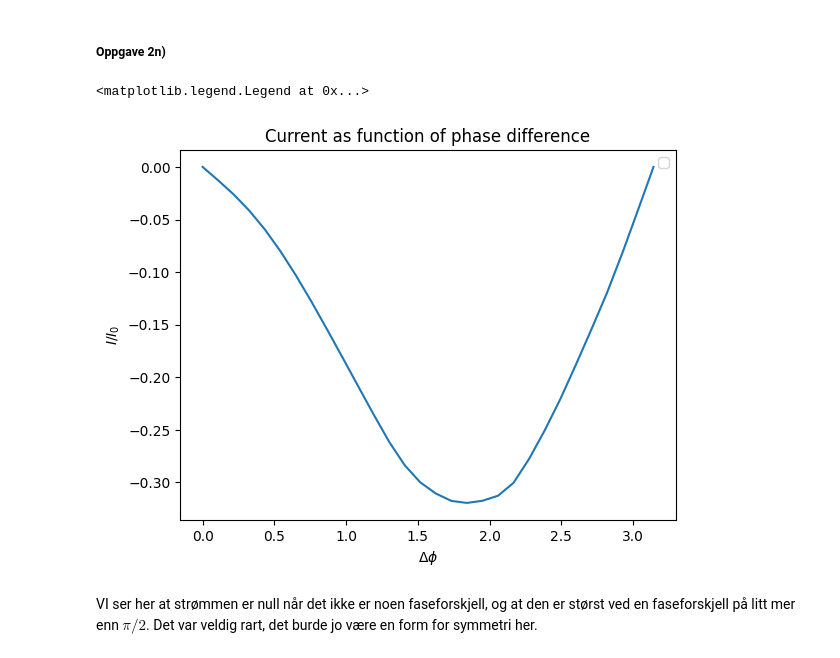
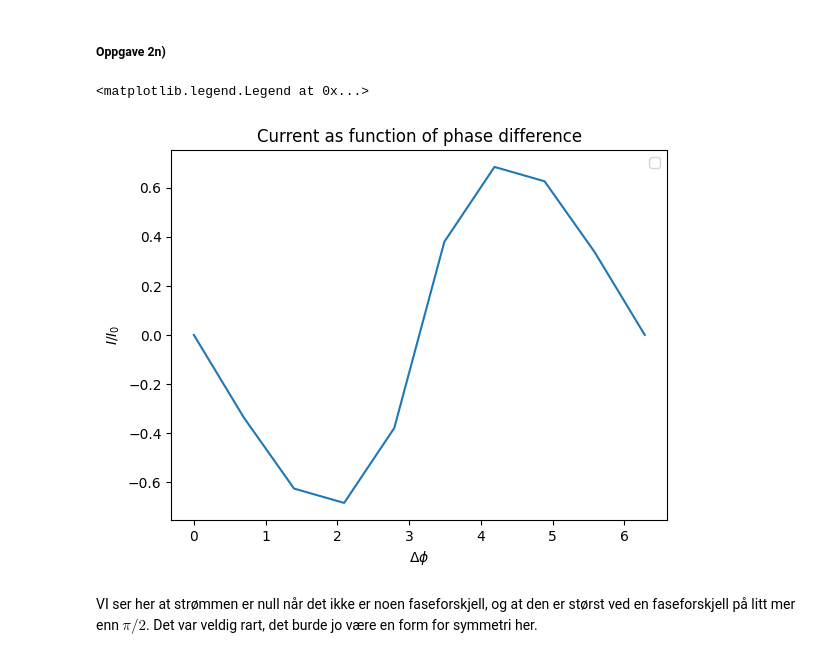
Before and after one commit to einaraarnaes/Prosjekt3, a Jupyter notebook: code.ipynb, the cells around one changed output. Drawn from its saved outputs; the diff is of its cells as text; code cells hidden in the pictures.

```diff
--- a/code.ipynb
+++ b/code.ipynb
@@ -181,7 +181,7 @@ def solution_1b(x):
 y_anal = solution_1b(2*np.pi)
 
 n_vals = 100
-tol_vals = np.logspace(-7, -1, n_vals)
+tol_vals = np.logspace(-9, -2, n_vals)
 log_tol_vals = np.log10(tol_vals)
 
 alpha_vals = np.linspace(0.1, 0.9, n_vals)
@@ -195,7 +195,7 @@ timesteps = np.zeros(n_vals)
 for i, tol in enumerate(tol_vals):
     x_vals, y_vals, data = rk_32(0, 2*np.pi, np.array([0,2]), func_1c, tol = tol)
     final_y_vals[i] = y_vals[-1, 0]
-    avg_error[i] = np.sqrt(np.mean((solution_1b(x_vals) - y_vals[:,0])**2))
+    avg_error[i] = np.linalg.vector_norm((solution_1b(x_vals) - y_vals[:,0])**2)
 
 
 
@@ -734,9 +734,9 @@ def bc_2i(v_left, v_right, epsilon = 1, delta = 0.01, if_param = 3, l = 1, phase
 
     frac = 1/(if_param*l)
 
-    c1 = omega_l + frac*(I-gamma_l@gamma_L)@N_L@(gamma_L-gamma_l)
+    c1 = omega_l + frac*(I-gamma_l@gamma_tilde_L)@N_L@(gamma_L-gamma_l)
     c2 = omega_tilde_l + frac*(I-gamma_tilde_l@gamma_L)@N_tilde_L@(gamma_tilde_L-gamma_tilde_l)
-    c3 = omega_r - frac*(I-gamma_r@gamma_R)@N_R@(gamma_R-gamma_r)
+    c3 = omega_r - frac*(I-gamma_r@gamma_tilde_R)@N_R@(gamma_R-gamma_r)
     c4 = omega_tilde_r - frac*(I-gamma_tilde_r@gamma_R)@N_tilde_R@(gamma_tilde_R-gamma_tilde_r)
 
     return to_vector(c1,c2,c3,c4)
@@ -792,11 +792,11 @@ for j, l in enumerate(lengths):
 
     for i, epsilon in enumerate(epsilon_vals):
         sol = solve_bvp(lambda x, y: equation(x, y, epsilon = epsilon), lambda v_left, v_right: bc_2i(v_left, v_right, epsilon = epsilon, l = l), x, y)
-        densities[i] = density(sol.y.T[(m-1)//2])
+        y = sol.sol(x)
+        densities[i] = density(y.T[(m-1)//2])
 
         if l == 1 and (epsilon in epsilons_2l):
-            y_2l[np.where(epsilons_2l == epsilon)] = sol.y
-        y = sol.y
+            y_2l[np.where(epsilons_2l == epsilon)] = y
 
     axs[j].plot(epsilon_vals, densities)
     axs[j].set_title(f"l = {l}")
@@ -896,36 +896,36 @@ Nå ser vi at integranden ikke lenger  er null. Ja, det ser fremdeles ut ut som
 # %%
 m = 101
 l = 1
-phase_diffs = np.linspace(0, 2*np.pi, 30)
+phase_diffs = np.linspace(0, 2*np.pi, 10)
 
 fig, ax = plt.subplots()
 
 x = np.linspace(0, l, m)
 y = np.zeros((32, m))
 
 epsilon_vals = np.linspace(2, 0, 51) # Save som computation
 
 currents = np.zeros(len(phase_diffs))
 
 for j, phase_diff in enumerate(phase_diffs):
 
     current_integrands = np.zeros(len(epsilon_vals))
     for i, epsilon in enumerate(epsilon_vals):
         sol = solve_bvp(lambda x, y: equation(x, y, epsilon = epsilon), lambda v_left, v_right: bc_2i(v_left, v_right, epsilon = epsilon, phase_diff = phase_diff), x, y)
         current_integrands[i] = current_integrand(sol.y.T[(m-1)//2])
         y = sol.sol(x)  # To ensure the new guess is of the same dimension. solve_bvp can add y_values if the tolerance is not met.
 
     integral = sp.integrate.simpson(current_integrands, epsilon_vals)
-    currents[j] = -integral
+    currents[j] = -integral   # The minus sign in front of the integral as given in task
 
 
 ax.plot(phase_diffs, currents)
 ax.set_title("Current as function of phase difference")
 ax.set_xlabel("$\\Delta \\phi$")
 ax.set_ylabel("$I/I_0$")
 ax.legend()
 # %% [output]
 <matplotlib.legend.Legend at 0x...>
-[figure, old version]
+[figure, new version]
 # %% [markdown]
 VI ser her at strømmen er null når det ikke er noen faseforskjell, og at den er størst ved en faseforskjell på litt mer enn $\pi/2$. Det var veldig rart, det burde jo være en form for symmetri her.
```
Also changed, not shown: parts of 6 cells of this notebook.
